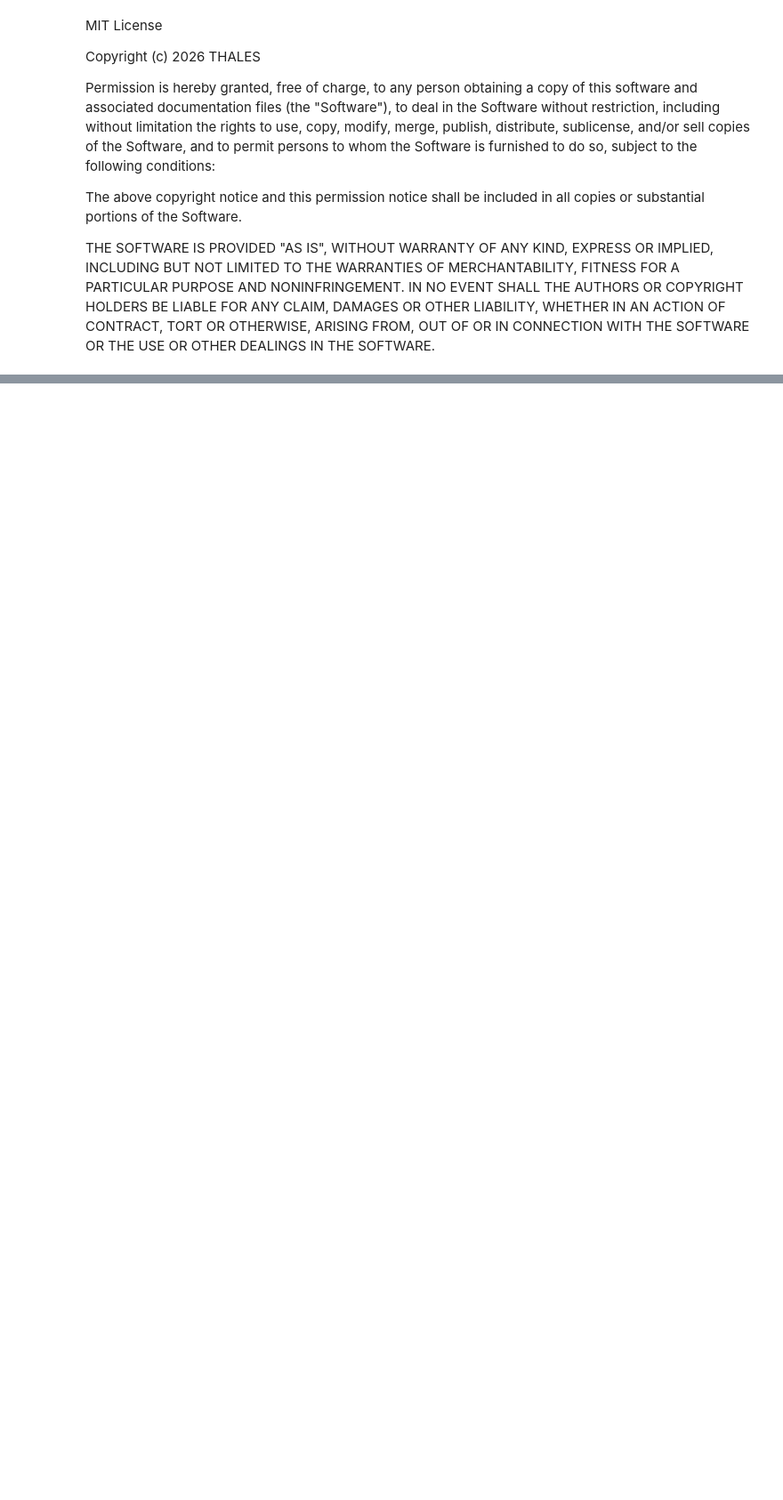
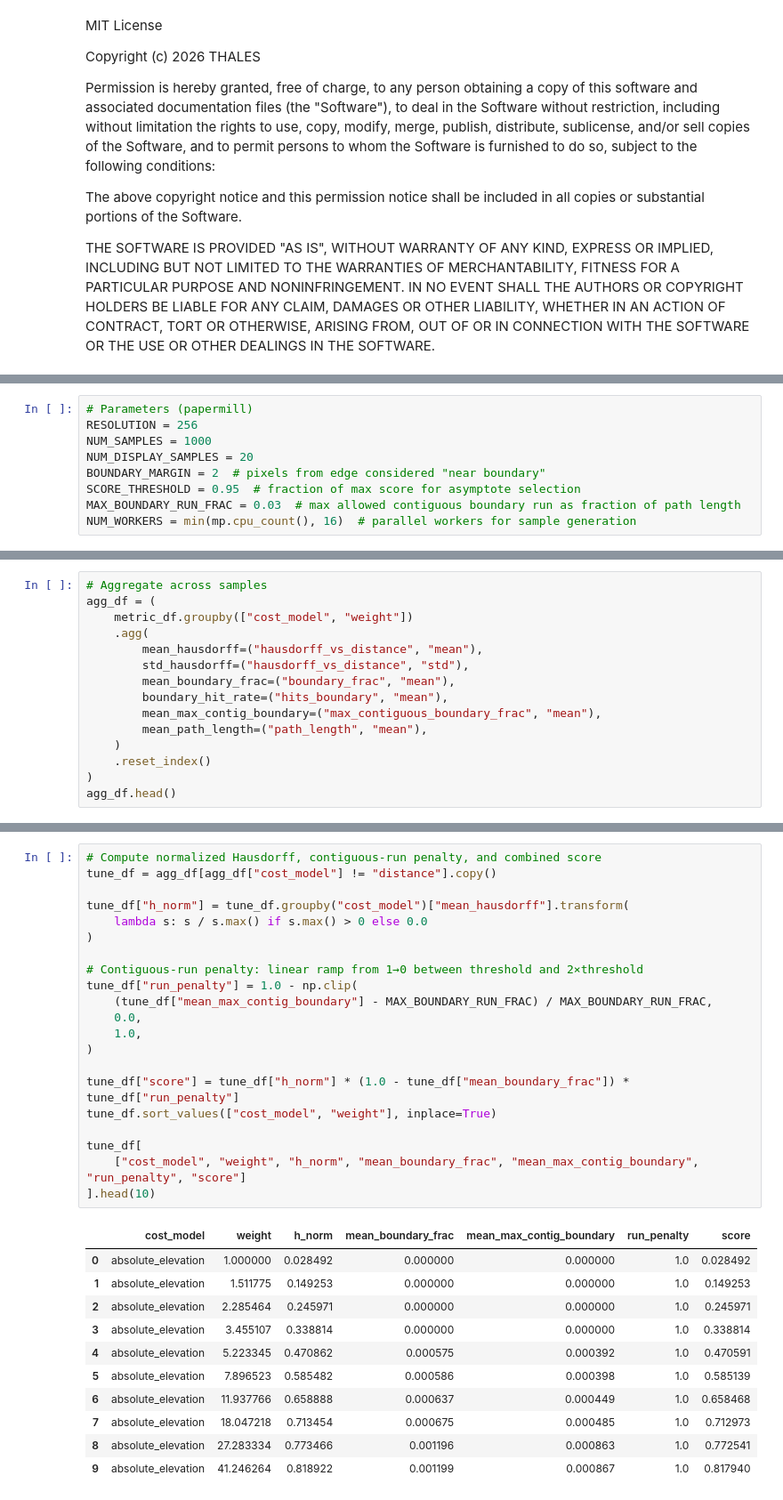
Before and after one commit to ThalesGroup/passage, a Jupyter notebook: notebooks/costmodel.ipynb, the cells around one changed output, grey strips where cells are left out. Shown at 89% size. Cells and saved outputs as stored; diff of their text form; blank space fills up the shorter version.

```diff
--- a/notebooks/costmodel.ipynb
+++ b/notebooks/costmodel.ipynb
@@ -496,0 +90,9 @@ Error:
+# %%
+# Parameters (papermill)
+RESOLUTION = 256
+NUM_SAMPLES = 1000
+NUM_DISPLAY_SAMPLES = 20
+BOUNDARY_MARGIN = 2  # pixels from edge considered "near boundary"
+SCORE_THRESHOLD = 0.95  # fraction of max score for asymptote selection
+MAX_BOUNDARY_RUN_FRAC = 0.03  # max allowed contiguous boundary run as fraction of path length
+NUM_WORKERS = min(mp.cpu_count(), 16)  # parallel workers for sample generation
@@ -496,0 +384,15 @@ Error:
+# %%
+# Aggregate across samples
+agg_df = (
+    metric_df.groupby(["cost_model", "weight"])
+    .agg(
+        mean_hausdorff=("hausdorff_vs_distance", "mean"),
+        std_hausdorff=("hausdorff_vs_distance", "std"),
+        mean_boundary_frac=("boundary_frac", "mean"),
+        boundary_hit_rate=("hits_boundary", "mean"),
+        mean_max_contig_boundary=("max_contiguous_boundary_frac", "mean"),
+        mean_path_length=("path_length", "mean"),
+    )
+    .reset_index()
+)
+agg_df.head()
@@ -496,0 +568,33 @@ Error:
+# %%
+# Compute normalized Hausdorff, contiguous-run penalty, and combined score
+tune_df = agg_df[agg_df["cost_model"] != "distance"].copy()
+
+tune_df["h_norm"] = tune_df.groupby("cost_model")["mean_hausdorff"].transform(
+    lambda s: s / s.max() if s.max() > 0 else 0.0
+)
+
+# Contiguous-run penalty: linear ramp from 1→0 between threshold and 2×threshold
+tune_df["run_penalty"] = 1.0 - np.clip(
+    (tune_df["mean_max_contig_boundary"] - MAX_BOUNDARY_RUN_FRAC) / MAX_BOUNDARY_RUN_FRAC,
+    0.0,
+    1.0,
+)
+
+tune_df["score"] = tune_df["h_norm"] * (1.0 - tune_df["mean_boundary_frac"]) * tune_df["run_penalty"]
+tune_df.sort_values(["cost_model", "weight"], inplace=True)
+
+tune_df[
+    ["cost_model", "weight", "h_norm", "mean_boundary_frac", "mean_max_contig_boundary", "run_penalty", "score"]
+].head(10)
+# %% [output]
+|  | cost_model | weight | h_norm | mean_boundary_frac | mean_max_contig_boundary | run_penalty | score |
+| 0 | absolute_elevation | 1.000000 | 0.028492 | 0.000000 | 0.000000 | 1.0 | 0.028492 |
+| 1 | absolute_elevation | 1.511775 | 0.149253 | 0.000000 | 0.000000 | 1.0 | 0.149253 |
+| 2 | absolute_elevation | 2.285464 | 0.245971 | 0.000000 | 0.000000 | 1.0 | 0.245971 |
+| 3 | absolute_elevation | 3.455107 | 0.338814 | 0.000000 | 0.000000 | 1.0 | 0.338814 |
+| 4 | absolute_elevation | 5.223345 | 0.470862 | 0.000575 | 0.000392 | 1.0 | 0.470591 |
+| 5 | absolute_elevation | 7.896523 | 0.585482 | 0.000586 | 0.000398 | 1.0 | 0.585139 |
+| 6 | absolute_elevation | 11.937766 | 0.658888 | 0.000637 | 0.000449 | 1.0 | 0.658468 |
+| 7 | absolute_elevation | 18.047218 | 0.713454 | 0.000675 | 0.000485 | 1.0 | 0.712973 |
+| 8 | absolute_elevation | 27.283334 | 0.773466 | 0.001196 | 0.000863 | 1.0 | 0.772541 |
+| 9 | absolute_elevation | 41.246264 | 0.818922 | 0.001199 | 0.000867 | 1.0 | 0.817940 |
```
Also changed, not shown: parts of 56 cells of this notebook, 23 other files.
